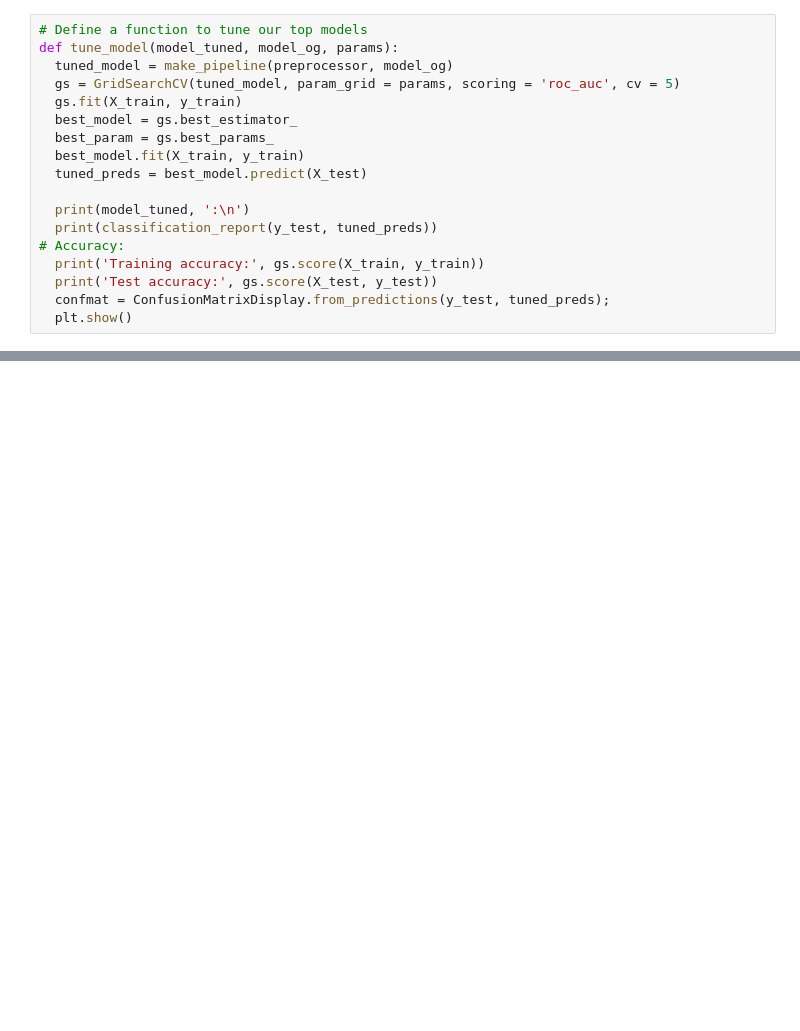
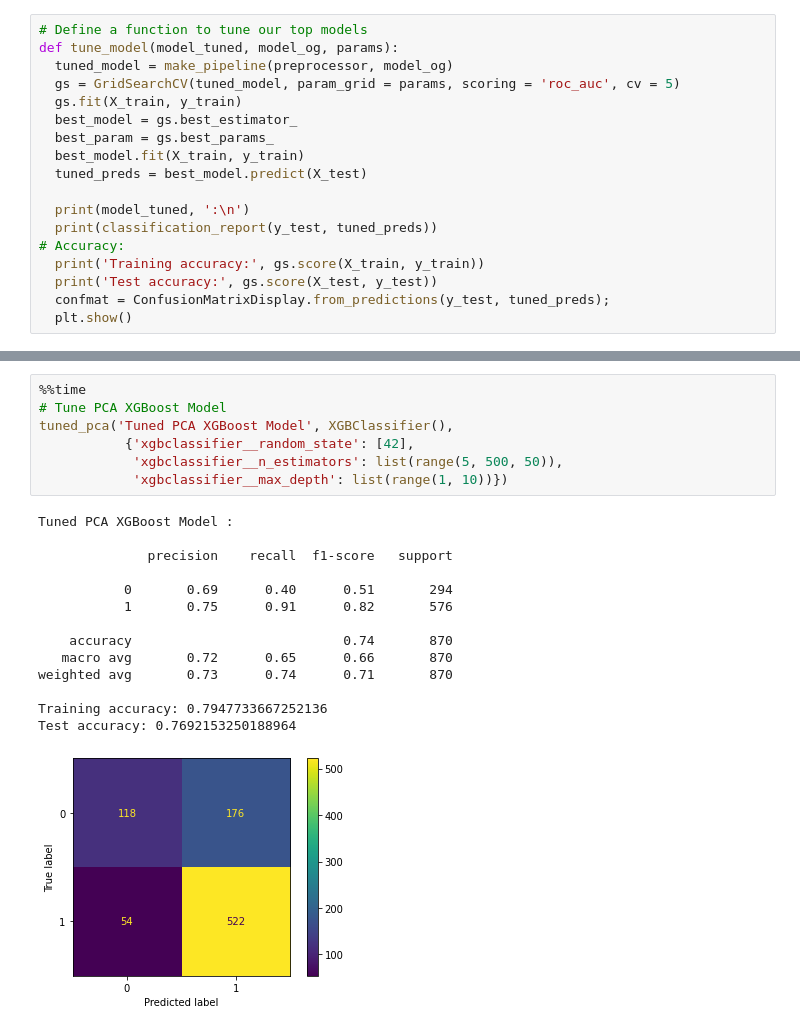
Before and after one commit to jakew4/NFL-Draft-Prediction-Project, a Jupyter notebook: nflDraft_prediction_project.ipynb, the cells around one changed output, grey strips where cells are left out. Cells and saved outputs as stored; diff of their text form; blank space fills up the shorter version.

```diff
--- a/nflDraft_prediction_project.ipynb
+++ b/nflDraft_prediction_project.ipynb
@@ -655,0 +678,22 @@ Still need to:
+# %%
+%%time
+# Tune PCA XGBoost Model
+tuned_pca('Tuned PCA XGBoost Model', XGBClassifier(),
+           {'xgbclassifier__random_state': [42],
+            'xgbclassifier__n_estimators': list(range(5, 500, 50)),
+            'xgbclassifier__max_depth': list(range(1, 10))})
+# %% [output]
+Tuned PCA XGBoost Model :
+
+              precision    recall  f1-score   support
+
+           0       0.69      0.40      0.51       294
+           1       0.75      0.91      0.82       576
+
+    accuracy                           0.74       870
+   macro avg       0.72      0.65      0.66       870
+weighted avg       0.73      0.74      0.71       870
+
+Training accuracy: 0.7947733667252136
+Test accuracy: 0.7692153250188964
+[figure, added]
```
Also changed, not shown: parts of 17 cells of this notebook.
